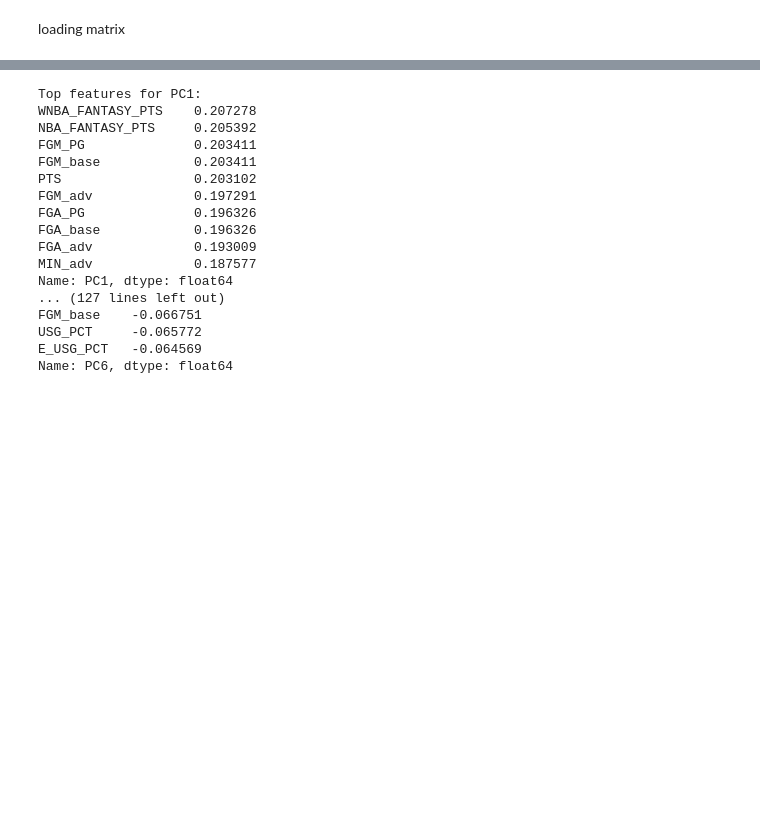
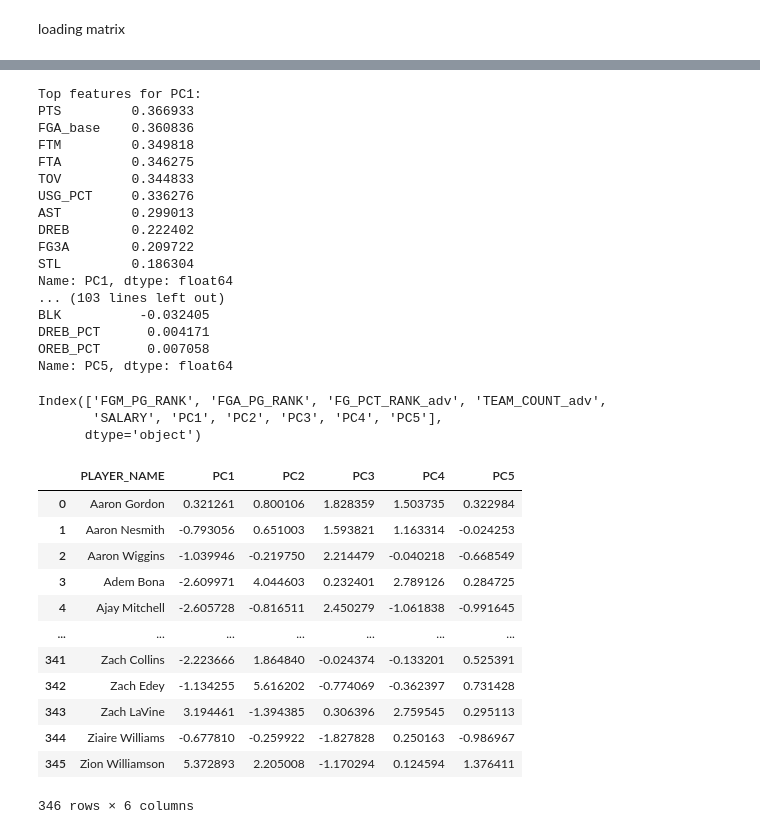
Before and after one commit to jack-joy/ML1_Project, a Jupyter notebook: ml1pca.ipynb, the cells around one changed output, grey strips where cells are left out. Drawn from its saved outputs; the diff is of its cells as text; code cells hidden in the pictures; blank space fills up the shorter version.

```diff
--- a/ml1pca.ipynb
+++ b/ml1pca.ipynb
@@ -255,23 +276,57 @@ loadings_top6
 # %%
-for i in range(6):
+for i in range(5):
     print(f"\nTop features for PC{i+1}:")
-    print(loadings_top6.iloc[:, i].sort_values(ascending=False).head(10))
-    print(loadings_top6.iloc[:, i].sort_values().head(10))
+    print(loadings_top5.iloc[:, i].sort_values(ascending=False).head(10))
+    print(loadings_top5.iloc[:, i].sort_values().head(10))
 # %% [output]
 Top features for PC1:
-WNBA_FANTASY_PTS    0.207278
-NBA_FANTASY_PTS     0.205392
-FGM_PG              0.203411
-FGM_base            0.203411
-PTS                 0.203102
-FGM_adv             0.197291
-FGA_PG              0.196326
-FGA_base            0.196326
-FGA_adv             0.193009
-MIN_adv             0.187577
+PTS         0.366933
+FGA_base    0.360836
+FTM         0.349818
+FTA         0.346275
+TOV         0.344833
+USG_PCT     0.336276
+AST         0.299013
+DREB        0.222402
+FG3A        0.209722
+STL         0.186304
 Name: PC1, dtype: float64
-... (127 lines left out)
-FGM_base    -0.066751
-USG_PCT     -0.065772
-E_USG_PCT   -0.064569
-Name: PC6, dtype: float64
+... (103 lines left out)
+BLK          -0.032405
+DREB_PCT      0.004171
+OREB_PCT      0.007058
+Name: PC5, dtype: float64
+# %%
+from sklearn.decomposition import PCA
+
+pcs_to_keep = 5
+pca = PCA(n_components=pcs_to_keep)
+
+X_pca = pca.fit_transform(X_scaled)
+pc_cols = [f"PC{i+1}" for i in range(pcs_to_keep)]
+pca_df = pd.DataFrame(X_pca, columns=pc_cols)
+df_model_with_pca = pd.concat([df_model.reset_index(drop=True), pca_df], axis=1)
+df_model_with_pca.head()
+df_model_with_pca.columns[-10:]
+# %% [output]
+Index(['FGM_PG_RANK', 'FGA_PG_RANK', 'FG_PCT_RANK_adv', 'TEAM_COUNT_adv',
+       'SALARY', 'PC1', 'PC2', 'PC3', 'PC4', 'PC5'],
+      dtype='object')
+# %%
+pca_output = df_model_with_pca[["PLAYER_NAME"] + pc_cols]
+pca_output
+#pca_output.to_csv("/Users/neeldavuluri/pca_components.csv", index=False)
+# %% [output]
+|  | PLAYER_NAME | PC1 | PC2 | PC3 | PC4 | PC5 |
+| 0 | Aaron Gordon | 0.321261 | 0.800106 | 1.828359 | 1.503735 | 0.322984 |
+| 1 | Aaron Nesmith | -0.793056 | 0.651003 | 1.593821 | 1.163314 | -0.024253 |
+| 2 | Aaron Wiggins | -1.039946 | -0.219750 | 2.214479 | -0.040218 | -0.668549 |
+| 3 | Adem Bona | -2.609971 | 4.044603 | 0.232401 | 2.789126 | 0.284725 |
+| 4 | Ajay Mitchell | -2.605728 | -0.816511 | 2.450279 | -1.061838 | -0.991645 |
+| ... | ... | ... | ... | ... | ... | ... |
+| 341 | Zach Collins | -2.223666 | 1.864840 | -0.024374 | -0.133201 | 0.525391 |
+| 342 | Zach Edey | -1.134255 | 5.616202 | -0.774069 | -0.362397 | 0.731428 |
+| 343 | Zach LaVine | 3.194461 | -1.394385 | 0.306396 | 2.759545 | 0.295113 |
+| 344 | Ziaire Williams | -0.677810 | -0.259922 | -1.827828 | 0.250163 | -0.986967 |
+| 345 | Zion Williamson | 5.372893 | 2.205008 | -1.170294 | 0.124594 | 1.376411 |
+346 rows × 6 columns
```
Also changed, not shown: parts of 10 cells of this notebook.
